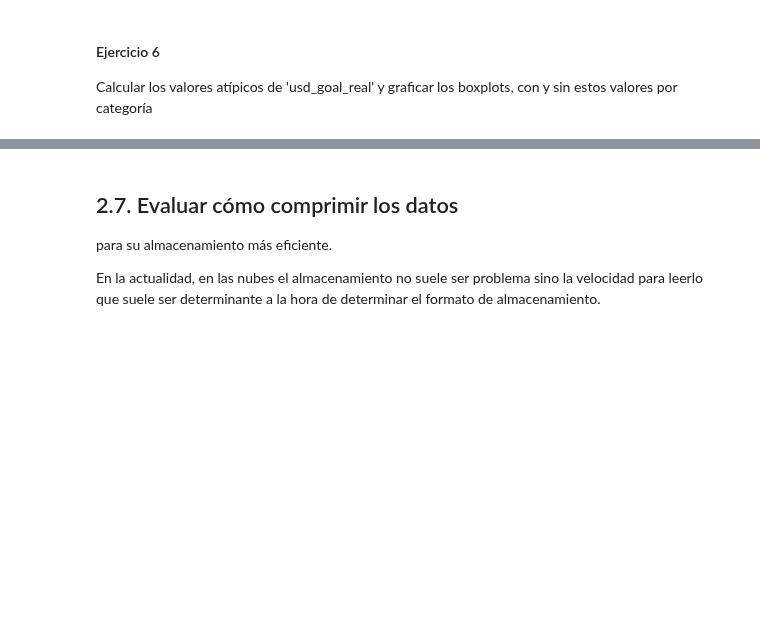
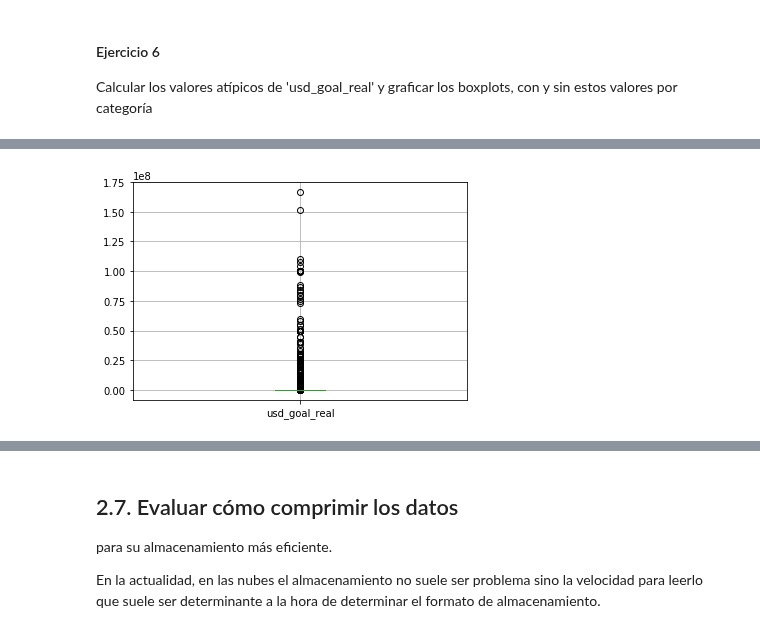
Before and after one commit to kevinsen/diplodatos-ayv-1, a Jupyter notebook: curacion/notebooks/Limpieza.ipynb, the cells around one changed output, grey strips where cells are left out. Drawn from its saved outputs; the diff is of its cells as text; code cells hidden in the pictures; blank space fills up the shorter version.

```diff
--- a/curacion/notebooks/Limpieza.ipynb
+++ b/curacion/notebooks/Limpieza.ipynb
@@ -1239,0 +1323,4 @@ Calcular los valores atípicos de 'usd_goal_real' y graficar los boxplots, con y
+# %%
+kickstarter_2018.boxplot(column='usd_goal_real');
+# %% [output]
+[figure, added]
```
Also changed, not shown: parts of 23 cells of this notebook.
